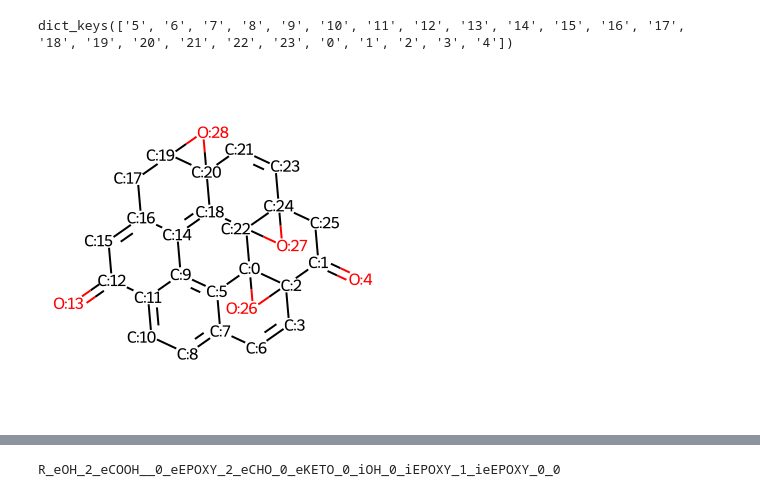
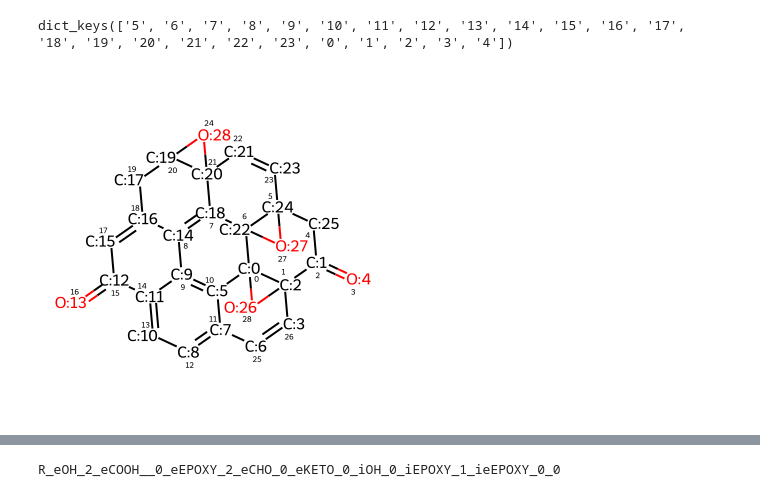
Before and after one commit to sam-j-hall/GO_molecule_GNN, a Jupyter notebook: view_data.ipynb, the cells around one changed output, grey strips where cells are left out. Saved outputs shown, nothing was run; the diff lists cells and outputs as text; code cells hidden in the pictures.

```diff
--- a/view_data.ipynb
+++ b/view_data.ipynb
@@ -51,13 +51,13 @@ print(spec.keys())
 # %% [output]
 dict_keys(['5', '6', '7', '8', '9', '10', '11', '12', '13', '14', '15', '16', '17', '18', '19', '20', '21', '22', '23', '0', '1', '2', '3', '4'])
 # %%
-#IPythonConsole.drawOptions.addAtomIndices=True
+IPythonConsole.drawOptions.addAtomIndices=True
 IPythonConsole.molSize = 350,350
 # Show the molecule with RDKit
 mol = Chem.MolFromSmiles(dict[0][name])
 mol
 # %% [output]
-[figure, old version]
+[figure, new version]
 # %%
 #i = 0
 #for atom in mol.GetAtoms():
```
Also changed, not shown: parts of 5 cells of this notebook, 6 other files.
